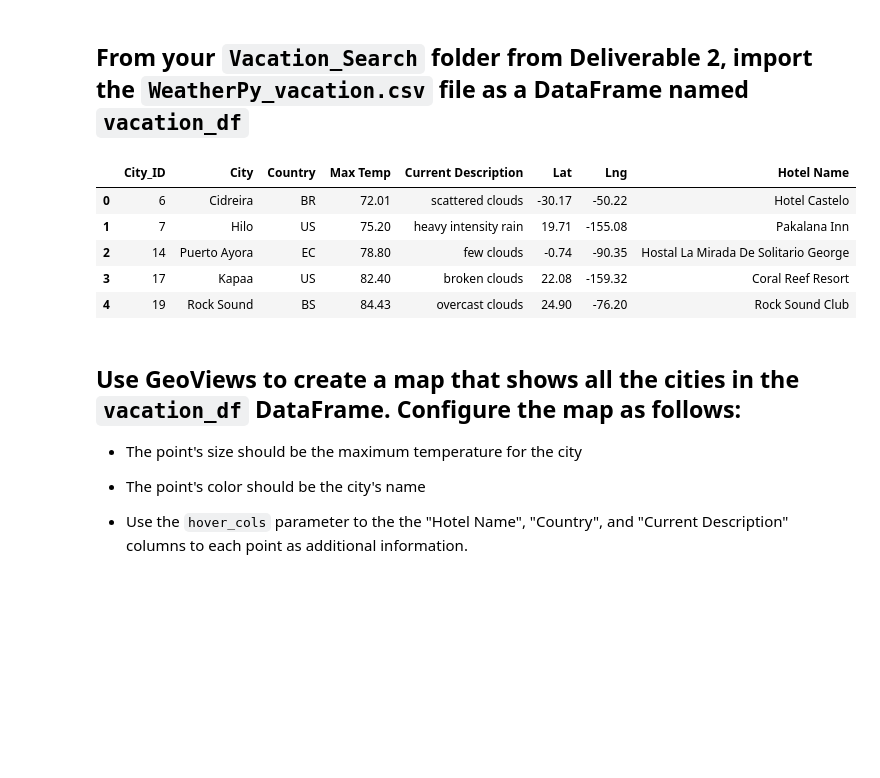
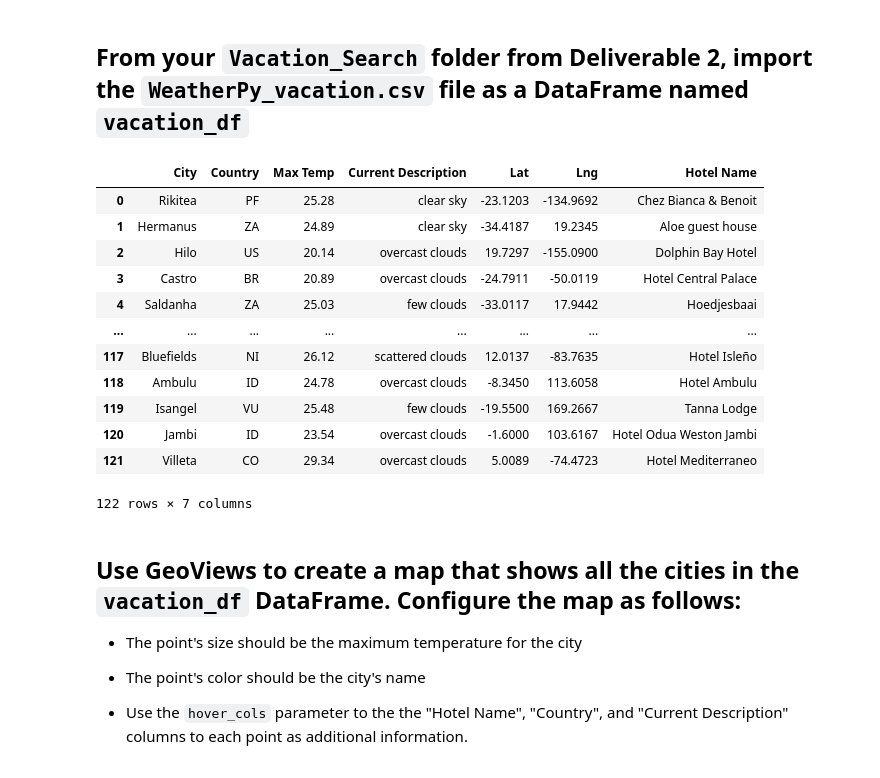
Before and after one commit to MickMarch/world_weather_analysis, a Jupyter notebook: vacation_itinerary/vacation_itinerary.ipynb, the cells around one changed output. Cells and saved outputs as stored; diff of their text form; code cells hidden in the pictures; blank space fills up the shorter version.

```diff
--- a/vacation_itinerary/vacation_itinerary.ipynb
+++ b/vacation_itinerary/vacation_itinerary.ipynb
@@ -72,17 +72,26 @@ from config import geoapify_key
 ## From your `Vacation_Search` folder from Deliverable 2, import the `WeatherPy_vacation.csv` file as a DataFrame named `vacation_df`
 # %%
 # Read the WeatherPy_vacation.csv into a DataFrame
-vacation_df = # YOUR CODE HERE
+import os
+file_to_load = os.path.join('..', 'vacation_search','weatherpy_vacation.csv')
+vacation_df = pd.read_csv(file_to_load)
 
 # Display sample data
-# YOUR CODE HERE
+vacation_df
 # %% [output]
-|  | City_ID | City | Country | Max Temp | Current Description | Lat | Lng | Hotel Name |
-| 0 | 6 | Cidreira | BR | 72.01 | scattered clouds | -30.17 | -50.22 | Hotel Castelo |
-| 1 | 7 | Hilo | US | 75.20 | heavy intensity rain | 19.71 | -155.08 | Pakalana Inn |
-| 2 | 14 | Puerto Ayora | EC | 78.80 | few clouds | -0.74 | -90.35 | Hostal La Mirada De Solitario George |
-| 3 | 17 | Kapaa | US | 82.40 | broken clouds | 22.08 | -159.32 | Coral Reef Resort |
-| 4 | 19 | Rock Sound | BS | 84.43 | overcast clouds | 24.90 | -76.20 | Rock Sound Club |
+|  | City | Country | Max Temp | Current Description | Lat | Lng | Hotel Name |
+| 0 | Rikitea | PF | 25.28 | clear sky | -23.1203 | -134.9692 | Chez Bianca & Benoit |
+| 1 | Hermanus | ZA | 24.89 | clear sky | -34.4187 | 19.2345 | Aloe guest house |
+| 2 | Hilo | US | 20.14 | overcast clouds | 19.7297 | -155.0900 | Dolphin Bay Hotel |
+| 3 | Castro | BR | 20.89 | overcast clouds | -24.7911 | -50.0119 | Hotel Central Palace |
+| 4 | Saldanha | ZA | 25.03 | few clouds | -33.0117 | 17.9442 | Hoedjesbaai |
+| ... | ... | ... | ... | ... | ... | ... | ... |
+| 117 | Bluefields | NI | 26.12 | scattered clouds | 12.0137 | -83.7635 | Hotel Isleño |
+| 118 | Ambulu | ID | 24.78 | overcast clouds | -8.3450 | 113.6058 | Hotel Ambulu |
+| 119 | Isangel | VU | 25.48 | few clouds | -19.5500 | 169.2667 | Tanna Lodge |
+| 120 | Jambi | ID | 23.54 | overcast clouds | -1.6000 | 103.6167 | Hotel Odua Weston Jambi |
+| 121 | Villeta | CO | 29.34 | overcast clouds | 5.0089 | -74.4723 | Hotel Mediterraneo |
+122 rows × 7 columns
 # %% [markdown]
 ## Use GeoViews to create a map that shows all the cities in the `vacation_df` DataFrame. Configure the map as follows:
 
```
Also changed, not shown: parts of 12 cells of this notebook, 1 other file.
